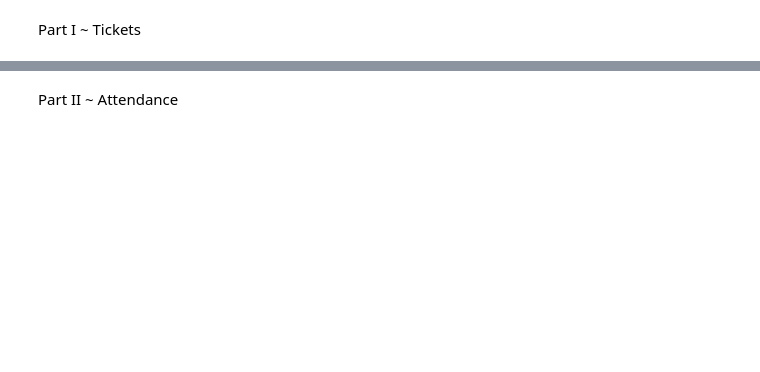
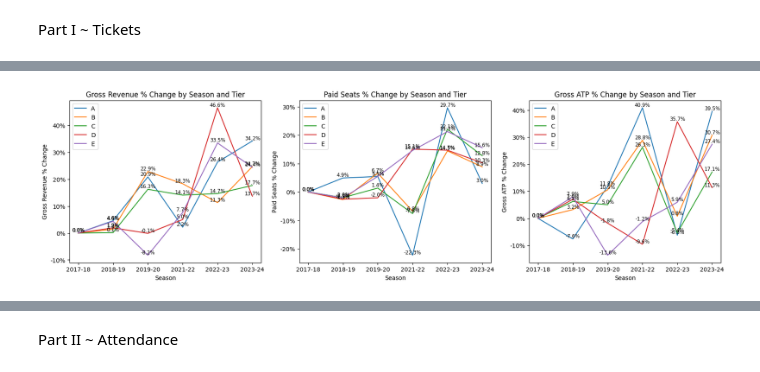
Before and after one commit to riffere-fla/pandas_party, a Jupyter notebook: historical_analysis.ipynb, the cells around one changed output, grey strips where cells are left out. Saved outputs shown, nothing was run; the diff lists cells and outputs as text; code cells hidden in the pictures; blank space fills up the shorter version.

```diff
--- a/historical_analysis.ipynb
+++ b/historical_analysis.ipynb
@@ -136,0 +136,84 @@ df_abbr
+# %%
+# By Game
+df_pivot = df.groupby(by = ['season', 'event_date', 'tier','abbreviation'], axis = 0).agg({'gross_revenue':'sum','paid_seats' : 'sum','gross_atp':'mean'})
+df_pivot_final= pd.DataFrame(df_pivot).reset_index()
+#df_pivot_final["gross_revenue"] = df_pivot_final["gross_revenue"].map("${:,.0f}".format)
+# df_pivot_final[df_pivot_final['season'] == '2023-24'].rename(columns=lambda name: name.replace('_', ' ')).style \
+#   .set_caption("Game Table") \
+#   .format(precision=0, thousands = ',') \
+#   .format_index(str.title, axis=1)
+# %%
+# By Tier
+df_tier = df_pivot.groupby(by = ['tier', 'season'], axis = 0)[['gross_revenue','paid_seats','gross_atp']].mean()
+
+df_tier_final = pd.DataFrame(df_tier).reset_index()
+#df_tier_final["gross_revenue"] = df_tier_final["gross_revenue"].map("${:,.0f}".format)
+
+pct_change = df_tier.pct_change()
+
+pct_change = pd.DataFrame(pct_change).reset_index().rename(columns = {'gross_revenue' : 'gross_revenue_%_change', 'paid_seats' : 'paid_seats_%_change',
+                                                                       'gross_atp' : 'gross_atp_%_change'})
+pct_change[pct_change['season'] == '2017-18'] = 0
+df_tier_final = df_tier_final.merge(right = pct_change, how = 'left', on = ['season','tier']).fillna(0)[['tier','season','gross_revenue','gross_revenue_%_change',
+                                                                                                         'paid_seats','paid_seats_%_change','gross_atp','gross_atp_%_change']]
+
+fig, (ax1, ax2, ax3) = plt.subplots(1, 3, figsize=(20, 5))
+
+# Plot gross_revenue_%_change by season for each tier
+for tier in df_tier_final['tier'].unique():
+    tier_data = df_tier_final[df_tier_final['tier'] == tier]
+    ax1.plot(tier_data['season'], tier_data['gross_revenue_%_change'], label=tier)
+
+# Format y-axis as percentages
+ax1.yaxis.set_major_formatter(plt.FuncFormatter(lambda x, pos: '{:.0%}'.format(x)))
+
+# Add labels to each point
+for i, row in df_tier_final.iterrows():
+    ax1.text(row['season'], row['gross_revenue_%_change'], f"{row['gross_revenue_%_change']:.1%}", ha='center', va='bottom', size = 'small')
+
+# Set labels and title for the first subplot
+ax1.set_xlabel('Season')
+ax1.set_ylabel('Gross Revenue % Change')
+ax1.set_title('Gross Revenue % Change by Season and Tier')
+ax1.legend()
+
+# Plot paid_seats_%_change by season for each tier
+for tier in df_tier_final['tier'].unique():
+    tier_data = df_tier_final[df_tier_final['tier'] == tier]
+    ax2.plot(tier_data['season'], tier_data['paid_seats_%_change'], label=tier)
+
+# Format y-axis as percentages
+ax2.yaxis.set_major_formatter(plt.FuncFormatter(lambda x, pos: '{:.0%}'.format(x)))
+
+# Add labels to each point
+for i, row in df_tier_final.iterrows():
+    ax2.text(row['season'], row['paid_seats_%_change'], f"{row['paid_seats_%_change']:.1%}", ha='center', va='bottom', size = 'small')
+
+# Set labels and title for the second subplot
+ax2.set_xlabel('Season')
+ax2.set_ylabel('Paid Seats % Change')
+ax2.set_title('Paid Seats % Change by Season and Tier')
+ax2.legend()
+
+# Plot paid_seats_%_change by season for each tier
+for tier in df_tier_final['tier'].unique():
+    tier_data = df_tier_final[df_tier_final['tier'] == tier]
+    ax3.plot(tier_data['season'], tier_data['gross_atp_%_change'], label=tier)
+
+# Format y-axis as percentages
+ax3.yaxis.set_major_formatter(plt.FuncFormatter(lambda x, pos: '{:.0%}'.format(x)))
+
+# Add labels to each point
+for i, row in df_tier_final.iterrows():
+    ax3.text(row['season'], row['gross_atp_%_change'], f"{row['gross_atp_%_change']:.1%}", ha='center', va='bottom', size = 'small')
+
+# Set labels and title for the second subplot
+ax3.set_xlabel('Season')
+ax3.set_ylabel('Gross ATP % Change')
+ax3.set_title('Gross ATP % Change by Season and Tier')
+ax3.legend()
+
+# Show the plot
+plt.show()
+# %% [output]
+[figure, added]
```
Also changed, not shown: parts of 21 cells of this notebook, 1 other file.
